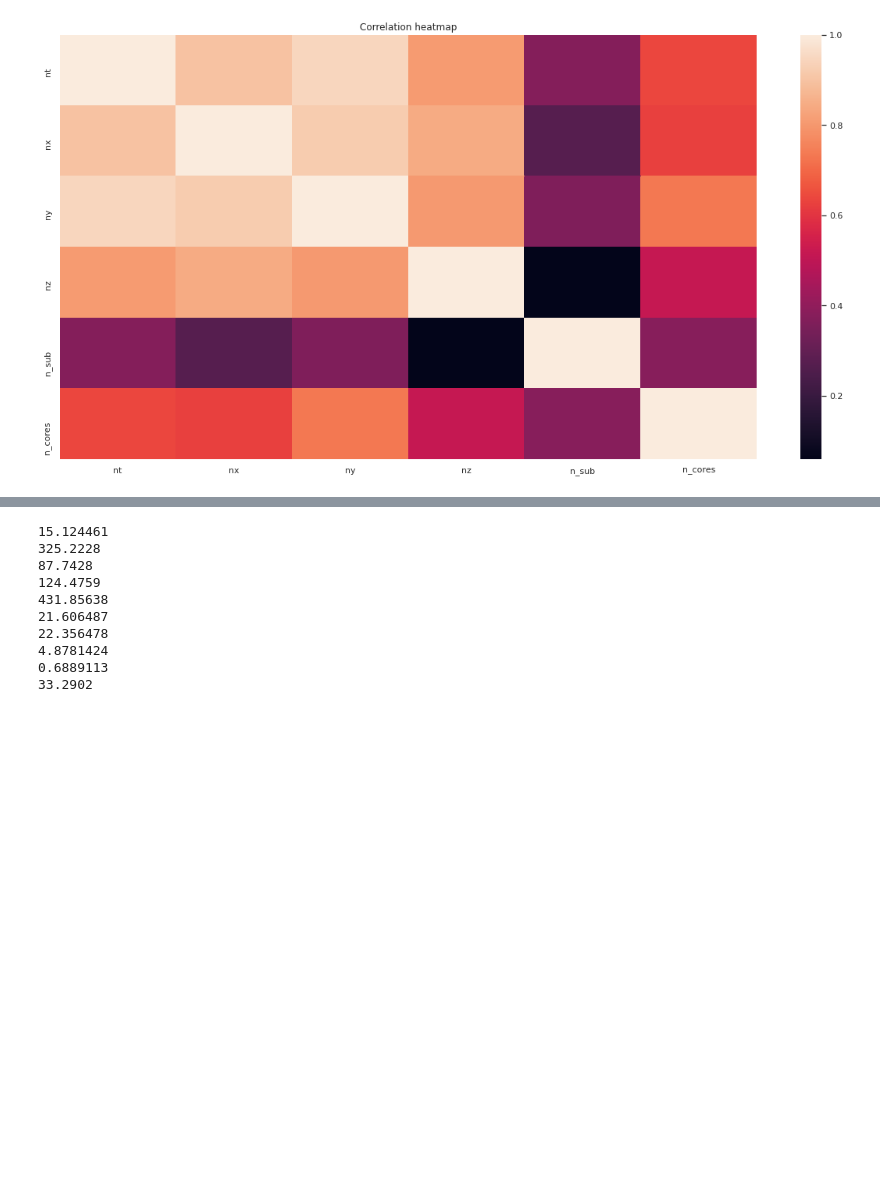
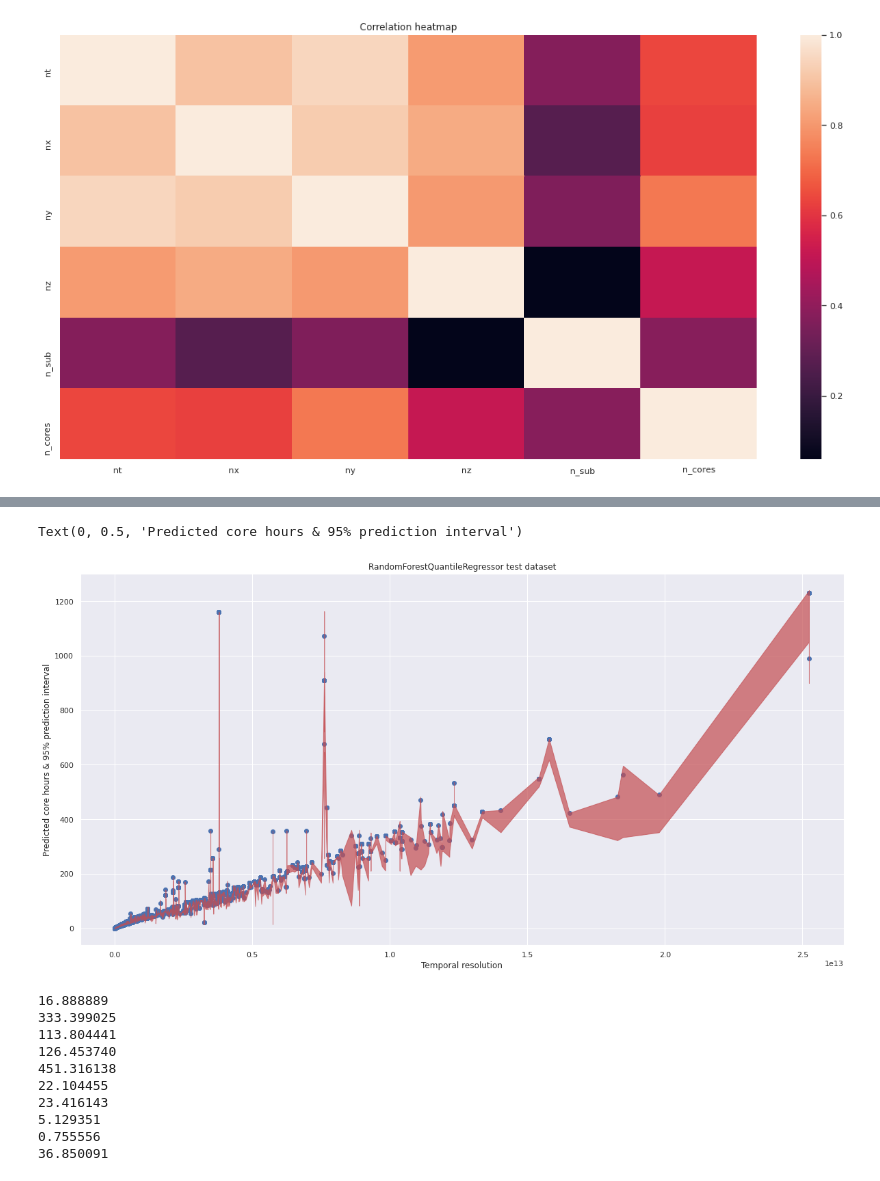
Before and after one commit to neon-ninja/nzrse_hackathon_2020, a Jupyter notebook: train.ipynb, the cells around one changed output, grey strips where cells are left out. Saved outputs shown, nothing was run; the diff lists cells and outputs as text; code cells hidden in the pictures; blank space fills up the shorter version.

```diff
--- a/train.ipynb
+++ b/train.ipynb
@@ -108,15 +116,30 @@ tricky_rows
+# %%
+model.fit(df, y) # refit to all data
+pred = model.predict(test_x, quantile=92)
+lower = model.predict(test_x, quantile=5)
+upper = model.predict(test_x, quantile=95)
+x = test_x.nt * test_x.nx * test_x.ny * test_x.nz
+i = x.argsort()
+# %%
+plt.scatter(x, pred, c='b')
+plt.fill_between(x[i], lower[i], upper[i], alpha=.7, color="r", label="Pred. interval")
+plt.title("RandomForestQuantileRegressor test dataset")
+plt.xlabel("Temporal resolution")
+plt.ylabel("Predicted core hours & 95% prediction interval")
+# %% [output]
+Text(0, 0.5, 'Predicted core hours & 95% prediction interval')
+[figure, added]
 # %%
-model.fit(df, y) # refit to all data
-np.savetxt("emod3d_test_y.csv", model.predict(test_x), fmt='%s')
+np.savetxt("emod3d_test_y.csv", pred, fmt='%f')
 !head "emod3d_test_y.csv"
 # %% [output]
-15.124461
-325.2228
-87.7428
-124.4759
-431.85638
-21.606487
-22.356478
-4.8781424
-0.6889113
-33.2902
+16.888889
+333.399025
+113.804441
+126.453740
+451.316138
+22.104455
+23.416143
+5.129351
+0.755556
+36.850091
```
Also changed, not shown: parts of 7 cells of this notebook, 3 other files.
